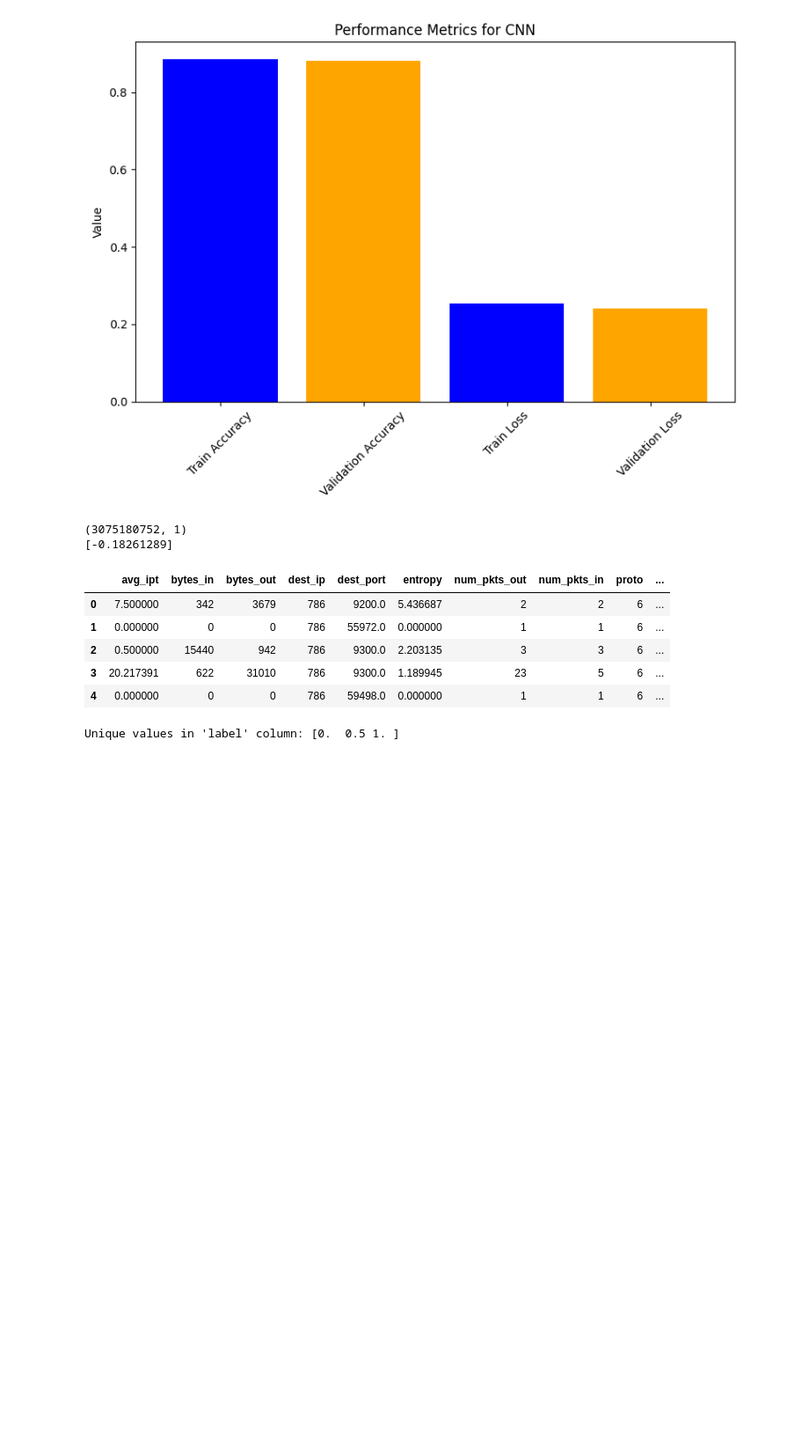
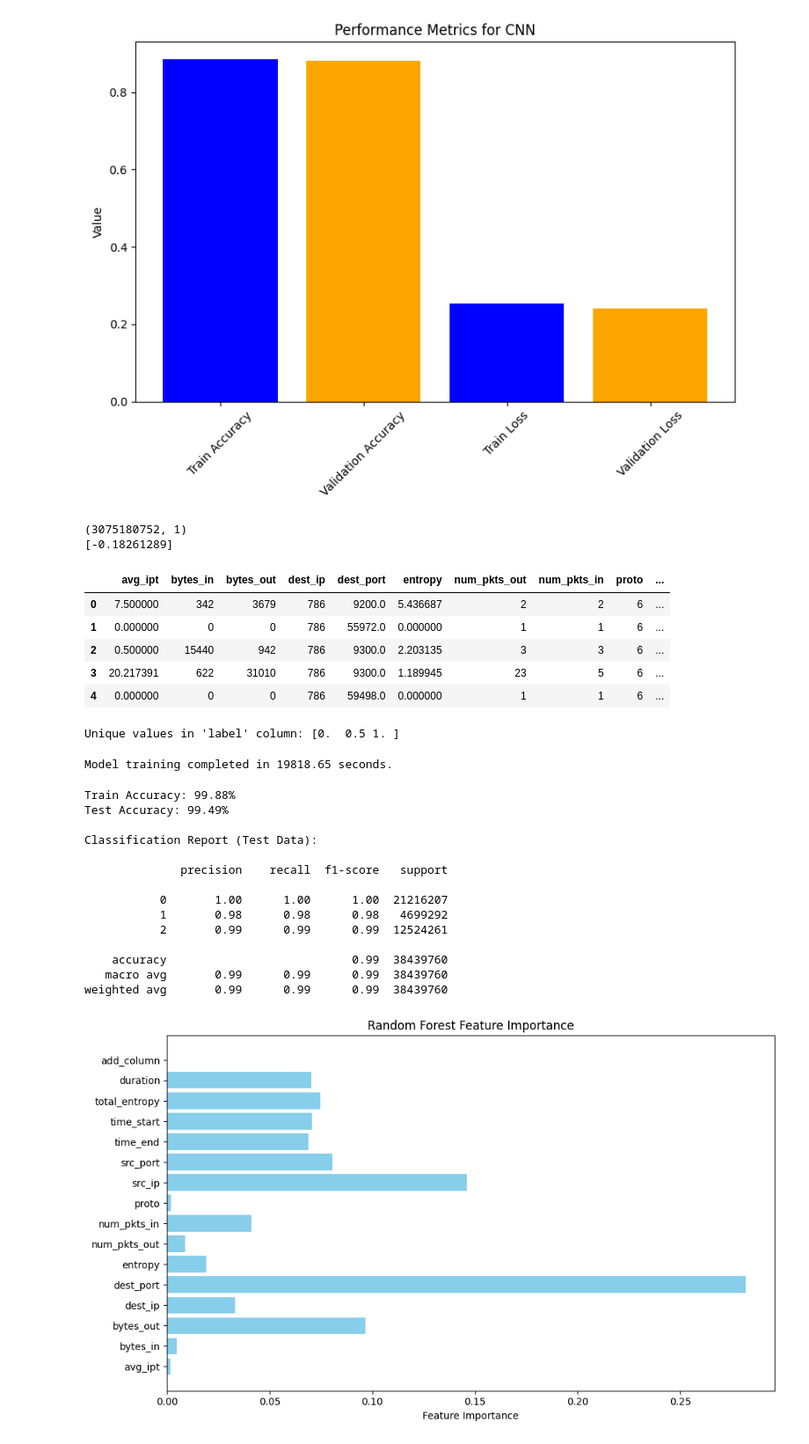
Before and after one commit to BabinRV/Dissertation, a Jupyter notebook: Dissertation_TD_and_IR.ipynb, the cells around one changed output. Shown: that part at 88% size. Saved outputs shown, nothing was run; the diff lists cells and outputs as text; code cells hidden in the pictures; blank space fills up the shorter version.

```diff
--- a/Dissertation_TD_and_IR.ipynb
+++ b/Dissertation_TD_and_IR.ipynb
@@ -557,6 +557,13 @@ from sklearn.model_selection import train_test_split
 from sklearn.preprocessing import StandardScaler, LabelEncoder
 from sklearn.metrics import accuracy_score, classification_report
 import matplotlib.pyplot as plt
+# %%
+import pandas as pd
+fulldata = pd.read_csv('/content/drive/MyDrive/Datasets/full_dataset.csv')
+# %%
+fulldata.rename(columns={'duration': 'label1'}, inplace=True)
+fulldata.rename(columns={'label': 'duration'}, inplace=True)
+fulldata.rename(columns={'label1': 'label'}, inplace=True)
 # %%
 unique_labels = fulldata['label'].unique()
 print(f"Unique values in 'label' column: {unique_labels}")
@@ -575,4 +582,4 @@ X = scaler.fit_transform(X)
 # %%
 X_train, X_test, y_train, y_test = train_test_split(X, y, test_size=0.2, random_state=42)
 # %%
-rf_model = RandomForestClassifier(n_estimators=100, random_state=42)
+rf_model = RandomForestClassifier(n_estimators=10, random_state=42)
@@ -580,0 +591,57 @@ rf_model.fit(X_train, y_train)
+# %%
+training_time = end_time - start_time
+print(f"Model training completed in {training_time:.2f} seconds.")
+# %% [output]
+Model training completed in 19818.65 seconds.
+# %%
+# Make predictions
+y_train_pred = rf_model.predict(X_train)
+y_test_pred = rf_model.predict(X_test)
+
+# Evaluate the model
+train_accuracy = accuracy_score(y_train, y_train_pred)
+test_accuracy = accuracy_score(y_test, y_test_pred)
+print(f"Train Accuracy: {train_accuracy * 100:.2f}%")
+print(f"Test Accuracy: {test_accuracy * 100:.2f}%")
+
+print("\nClassification Report (Test Data):\n")
+print(classification_report(y_test, y_test_pred))
+
+# Feature Importance
+feature_importances = rf_model.feature_importances_
+feature_names = fulldata.drop(columns=[target_column]).columns
+
+# Plot feature importance
+plt.figure(figsize=(10, 6))
+plt.barh(feature_names, feature_importances, color='skyblue')
+plt.xlabel('Feature Importance')
+plt.title('Random Forest Feature Importance')
+plt.tight_layout()
+plt.show()
+
+# Display performance metrics as bar charts
+metrics = ['Train Accuracy', 'Test Accuracy']
+values = [train_accuracy, test_accuracy]
+
+plt.figure(figsize=(8, 6))
+plt.bar(metrics, values, color=['blue', 'orange'])
+plt.title('Performance Metrics')
+plt.ylabel('Accuracy')
+plt.tight_layout()
+plt.show()
+# %% [output]
+Train Accuracy: 99.88%
+Test Accuracy: 99.49%
+
+Classification Report (Test Data):
+
+              precision    recall  f1-score   support
+
+           0       1.00      1.00      1.00  21216207
+           1       0.98      0.98      0.98   4699292
+           2       0.99      0.99      0.99  12524261
+
+    accuracy                           0.99  38439760
+   macro avg       0.99      0.99      0.99  38439760
+weighted avg       0.99      0.99      0.99  38439760
+[figure, added]
```
Also changed, not shown: parts of 3 cells of this notebook.
